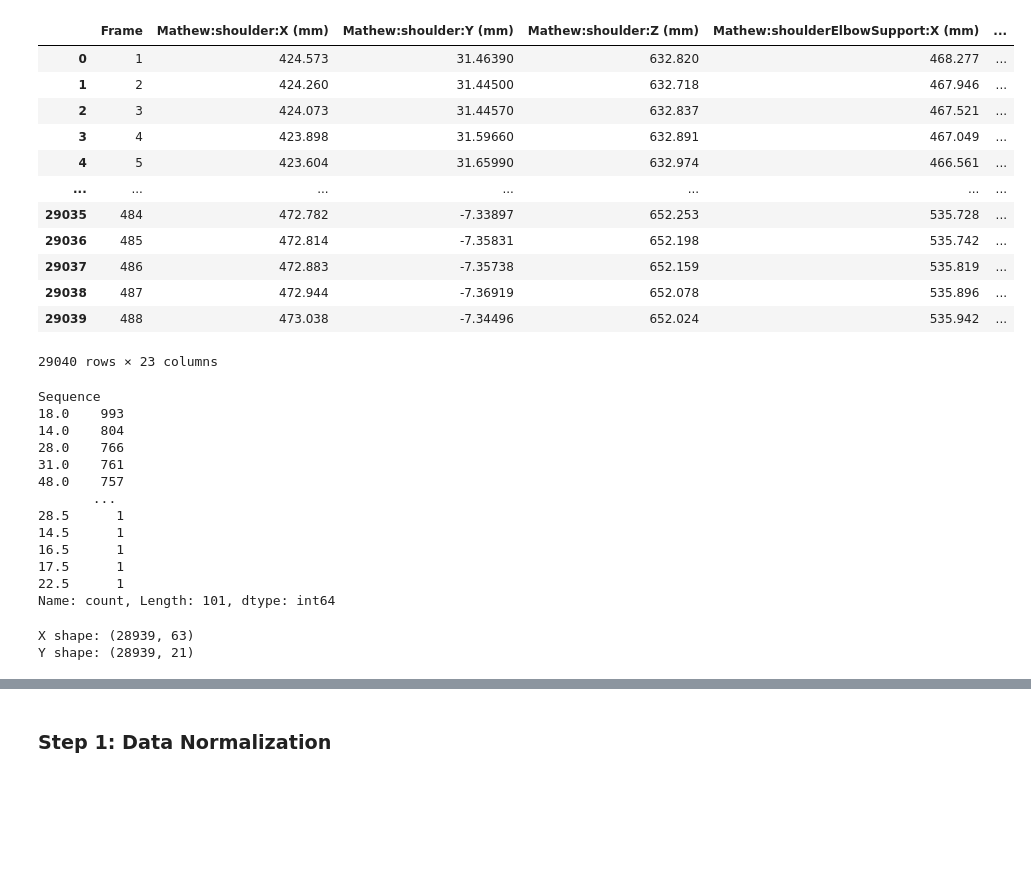
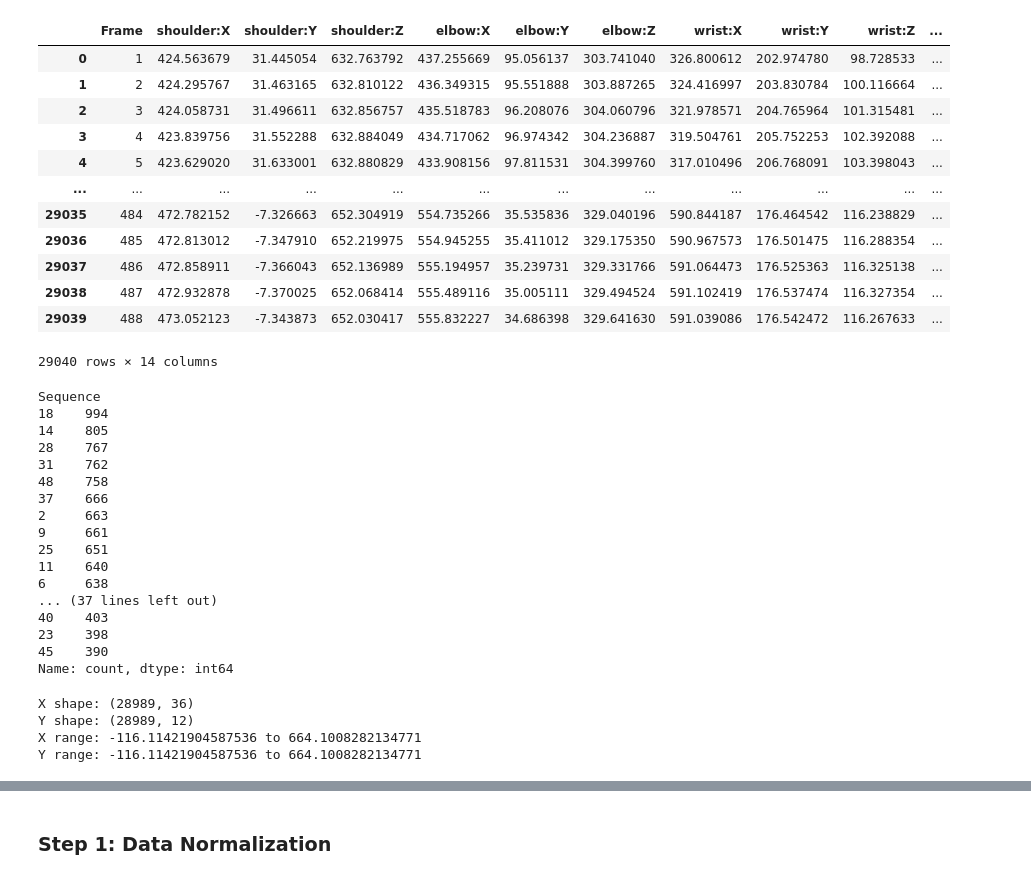
Before and after one commit to mateusz-pawelczyk/ArmTracking, a Jupyter notebook: Code/preprocessing/preprocess copy.ipynb, the cells around one changed output, grey strips where cells are left out. Drawn from its saved outputs; the diff is of its cells as text; code cells hidden in the pictures; blank space fills up the shorter version.

```diff
--- a/Code/preprocessing/preprocess copy.ipynb
+++ b/Code/preprocessing/preprocess copy.ipynb
@@ -6,52 +6,55 @@ import torch
 os.chdir('/home/tm_ba/Desktop/Bachelorarbeit_code')
 # %%
 df = pd.read_csv("csv_new/processed_Trajectories.csv")
-df = df.rename(columns={"Recording": "Sequence"}).drop("Sub Frame", axis=1)
 df
 # %% [output]
-|  | Frame | Mathew:shoulder:X (mm) | Mathew:shoulder:Y (mm) | Mathew:shoulder:Z (mm) | Mathew:shoulderElbowSupport:X (mm) | ... |
-| 0 | 1 | 424.573 | 31.46390 | 632.820 | 468.277 | ... |
-| 1 | 2 | 424.260 | 31.44500 | 632.718 | 467.946 | ... |
-| 2 | 3 | 424.073 | 31.44570 | 632.837 | 467.521 | ... |
-| 3 | 4 | 423.898 | 31.59660 | 632.891 | 467.049 | ... |
-| 4 | 5 | 423.604 | 31.65990 | 632.974 | 466.561 | ... |
-| ... | ... | ... | ... | ... | ... | ... |
-| 29035 | 484 | 472.782 | -7.33897 | 652.253 | 535.728 | ... |
-| 29036 | 485 | 472.814 | -7.35831 | 652.198 | 535.742 | ... |
-| 29037 | 486 | 472.883 | -7.35738 | 652.159 | 535.819 | ... |
-| 29038 | 487 | 472.944 | -7.36919 | 652.078 | 535.896 | ... |
-| 29039 | 488 | 473.038 | -7.34496 | 652.024 | 535.942 | ... |
+|  | Frame | shoulder:X | shoulder:Y | shoulder:Z | elbow:X | elbow:Y | elbow:Z | wrist:X | wrist:Y | wrist:Z | ... |
+| 0 | 1 | 424.563679 | 31.445054 | 632.763792 | 437.255669 | 95.056137 | 303.741040 | 326.800612 | 202.974780 | 98.728533 | ... |
+| 1 | 2 | 424.295767 | 31.463165 | 632.810122 | 436.349315 | 95.551888 | 303.887265 | 324.416997 | 203.830784 | 100.116664 | ... |
+| 2 | 3 | 424.058731 | 31.496611 | 632.856757 | 435.518783 | 96.208076 | 304.060796 | 321.978571 | 204.765964 | 101.315481 | ... |
+| 3 | 4 | 423.839756 | 31.552288 | 632.884049 | 434.717062 | 96.974342 | 304.236887 | 319.504761 | 205.752253 | 102.392088 | ... |
+| 4 | 5 | 423.629020 | 31.633001 | 632.880829 | 433.908156 | 97.811531 | 304.399760 | 317.010496 | 206.768091 | 103.398043 | ... |
+| ... | ... | ... | ... | ... | ... | ... | ... | ... | ... | ... | ... |
+| 29035 | 484 | 472.782152 | -7.326663 | 652.304919 | 554.735266 | 35.535836 | 329.040196 | 590.844187 | 176.464542 | 116.238829 | ... |
+| 29036 | 485 | 472.813012 | -7.347910 | 652.219975 | 554.945255 | 35.411012 | 329.175350 | 590.967573 | 176.501475 | 116.288354 | ... |
+| 29037 | 486 | 472.858911 | -7.366043 | 652.136989 | 555.194957 | 35.239731 | 329.331766 | 591.064473 | 176.525363 | 116.325138 | ... |
+| 29038 | 487 | 472.932878 | -7.370025 | 652.068414 | 555.489116 | 35.005111 | 329.494524 | 591.102419 | 176.537474 | 116.327354 | ... |
+| 29039 | 488 | 473.052123 | -7.343873 | 652.030417 | 555.832227 | 34.686398 | 329.641630 | 591.039086 | 176.542472 | 116.267633 | ... |
-29040 rows × 23 columns
+29040 rows × 14 columns
 # %%
 df.value_counts("Sequence")
 # %% [output]
 Sequence
-18.0    993
-14.0    804
-28.0    766
-31.0    761
-48.0    757
-       ...
-28.5      1
-14.5      1
-16.5      1
-17.5      1
-22.5      1
-Name: count, Length: 101, dtype: int64
+18    994
+14    805
+28    767
+31    762
+48    758
+37    666
+2     663
+9     661
+25    651
+11    640
+6     638
+... (37 lines left out)
+40    403
+23    398
+45    390
+Name: count, dtype: int64
 # %%
 # Joints of interest
-joints = ['shoulder', 'shoulderElbowSupport', 'elbow', 'wrist', 'elbowWrist', 'Triangle2', 'ThumbTip']
+joints = ['shoulder', 'elbow', 'wrist', 'ThumbTip']
 coordinates = ['X', 'Y', 'Z']
 
 # Convert 'mm' to 'm' (if needed, since robot arms often use meters)
-df[[f'Mathew:{joint}:{coord} (mm)' for joint in joints for coord in coordinates]] /= 1000
+df[[f'{joint}:{coord}' for joint in joints for coord in coordinates]]
 
 # Calculate velocity (difference in position between frames)
 def calculate_velocity(df, joints, coordinates):
     velocity_df = pd.DataFrame()
     for joint in joints:
         for coord in coordinates:
-            position_col = f'Mathew:{joint}:{coord} (mm)'
+            position_col = f'{joint}:{coord}'
             velocity_col = f'{joint}:{coord}_velocity'
             velocity_df[velocity_col] = df.groupby('Sequence')[position_col].diff().fillna(0)  # Calculate difference between time steps
     velocity_df["Sequence"] = df["Sequence"]
@@ -99,9 +102,13 @@ Y = np.array(Y)
 # X shape: (num_samples, num_features) -- for LSTMs, should reshape to (num_samples, timesteps, num_features)
 print("X shape:", X.shape)
 print("Y shape:", Y.shape)
+print(f"X range: {X.min()} to {X.max()}",)
+print(f"Y range: {Y.min()} to {Y.max()}",)
 # %% [output]
-X shape: (28939, 63)
-Y shape: (28939, 21)
+X shape: (28989, 36)
+Y shape: (28989, 12)
+X range: -116.11421904587536 to 664.1008282134771
+Y range: -116.11421904587536 to 664.1008282134771
 # %%
 full_data.value_counts("Sequence")
 # %% [output]
```
Also changed, not shown: parts of 14 cells of this notebook, 16 other files.
